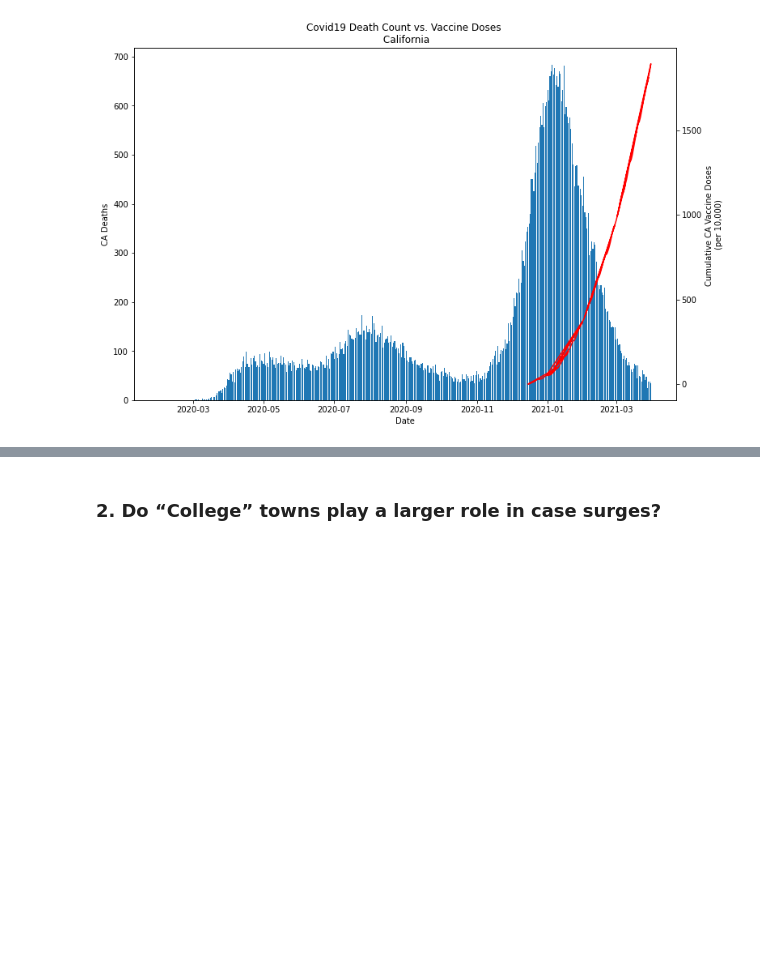
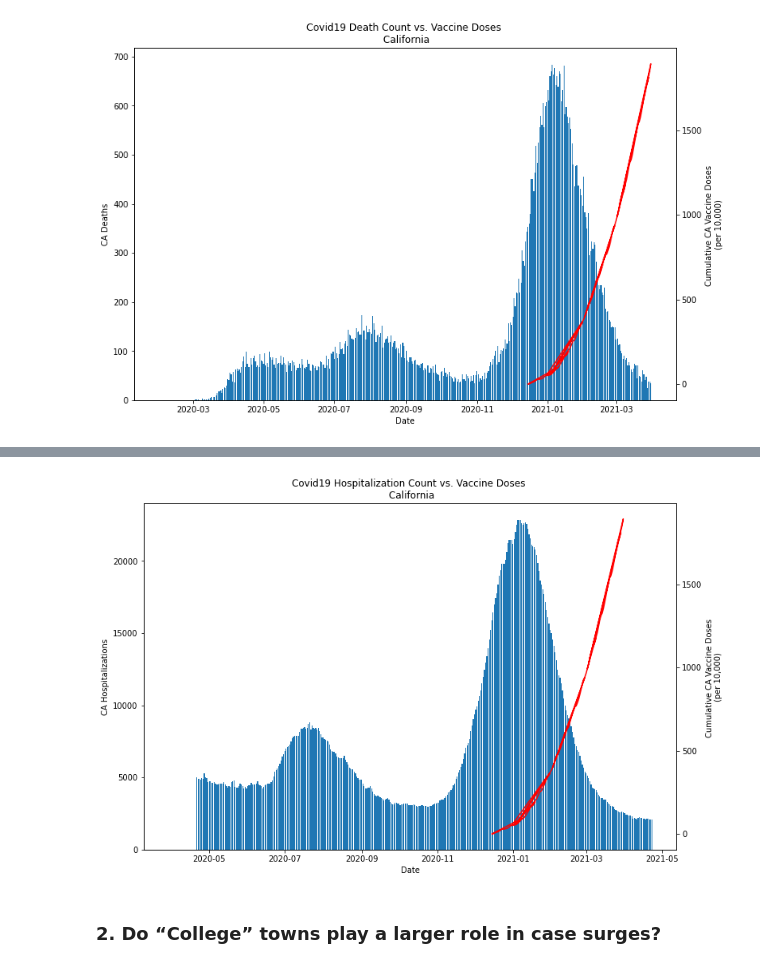
Before and after one commit to danijmartin/Covid-19-California, a Jupyter notebook: Data_Analysis.ipynb, the cells around one changed output, grey strips where cells are left out. Drawn from its saved outputs; the diff is of its cells as text; code cells hidden in the pictures; blank space fills up the shorter version.

```diff
--- a/Data_Analysis.ipynb
+++ b/Data_Analysis.ipynb
@@ -24,6 +24,7 @@ clean_case = pd.read_csv('Data/clean_case.csv')
 vaccine_df = pd.read_csv('Data/vaccine_df.csv')
 ca_vaccinations = pd.read_csv('Data/ca_vaccinations.csv')
 county_data = pd.read_csv('Data/county_data.csv')
+Hosp_Analysis=pd.read_csv('Data/Hosp_Analysis.csv')
 
 #reformat dates:
 clean_case['date']=pd.to_datetime(clean_case.date)
@@ -31,3 +32,5 @@ clean_case.sort_values(by='date')
 
 ca_vaccinations['administered_date']=pd.to_datetime(ca_vaccinations.administered_date)
 ca_vaccinations.sort_values(by='administered_date')
+
+Hosp_Analysis['Date']=pd.to_datetime(Hosp_Analysis.Date)
@@ -118,3 +123,36 @@ plt.show()
+# %%
+#covid deaths vs. vaccinations
+
+#covid hospital case & dates for bar graph
+x1=(Hosp_Analysis['Date'])
+y1=(Hosp_Analysis['Hospitalized Patients'])
+
+#vaccine counts and dates for line graph
+x2=ca_vaccinations['administered_date']
+y2=ca_vaccinations['cumulative_doses_by_10000']
+
+#format figure
+fig, axis1 = plt.subplots(figsize=(12,8))
+axis2=axis1.twinx()    #create a second axis sharing the x-axis
+
+#create bar graph using CA case counts
+axis1.bar(x1,y1,)
+axis1.set_ylabel("CA Hospitalizations")
+axis1.set_xlabel('Date')
+
+#plot cumulative vaccine counts on 2nd y-axis
+axis2.plot(x2,y2,color='red')
+axis2.set_ylabel('Cumulative CA Vaccine Doses \n(per 10,000)')
+
+#change y-ticks for 2nd axis
+axis2.set_yticks(np.arange(0,2000,500))
+
+plt.title('Covid19 Hospitalization Count vs. Vaccine Doses \n California')
+plt.savefig('Covid19_HospCount_vs_Vaccine')
+
+plt.show()
+# %% [output]
+[figure, added]
 # %% [markdown]
 ### 2.	Do “College” towns play a larger role in case surges?
 # %%
```
Also changed, not shown: parts of 2 cells of this notebook, 1 other file.
